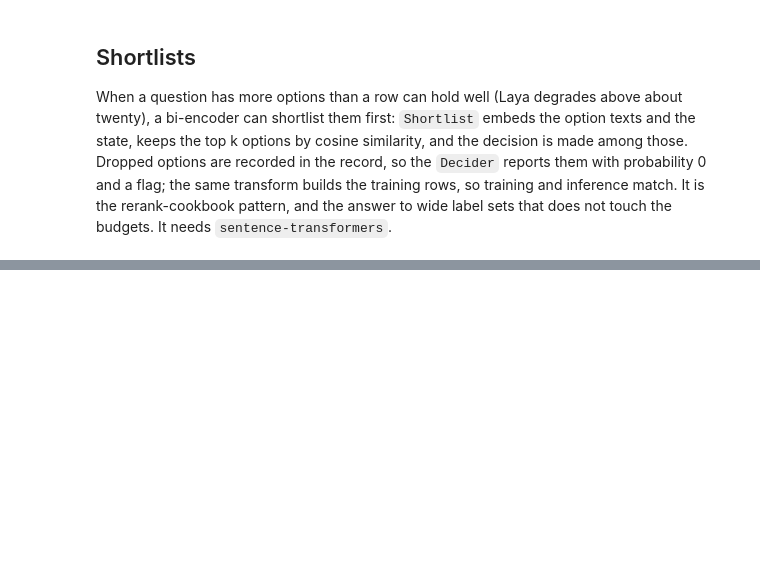
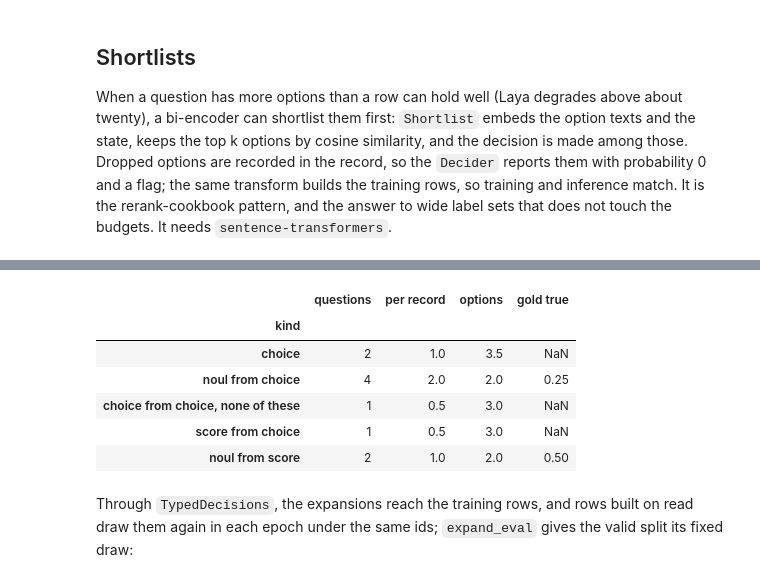
Before and after one commit to sgaseretto/sysonelib, a Jupyter notebook: nbs/02_data.ipynb, the cells around one changed output, grey strips where cells are left out. Drawn from its saved outputs; the diff is of its cells as text; code cells hidden in the pictures; blank space fills up the shorter version.

```diff
--- a/nbs/02_data.ipynb
+++ b/nbs/02_data.ipynb
@@ -651,0 +771,18 @@ out["questions"]["dept"]["criteria"], out["dropped"]["dept"]
+# %%
+#| export
+def add_none_of_these(record:dict, qid=None, frac:float=1.0, seed:int=0) -> dict:
+    "For a `frac` of records, a copy of their choice questions (or `qid`) without the gold options: a question none of its options answers"
+    record = load_record(record, parse_state=False)
+    if frac < 1 and random.Random(f"{seed}:{_source_id(record)}").random() >= frac: return record
+    qs, gold = dict(record["questions"]), dict(record.get("gold") or {})
+    for name, d in record["questions"].items():
+        if not _picked(name, d, qid, "choice", derived=False): continue
+        q = Question.from_dict(d, name=name)
+        t = _gold_dist(q, gold.get(name))
+        if t is None or not any(t): continue                        # no gold, or it already names none of the options
+        rest = [k for k, p in zip(q.keys, t) if p <= 0]
+        if not rest: continue                                       # every option is a gold one
+        crit = rest if isinstance(d["criteria"], list) else {k: q.criteria[k] for k in rest}
+        qs[f"{name}:none"] = {**d, "criteria": crit, "from": {"question": name, "type": "choice"}}
+        gold[f"{name}:none"] = {"answerable": False}
+    return {**record, "questions": qs, "gold": gold}
@@ -651,0 +840,7 @@ out["questions"]["dept"]["criteria"], out["dropped"]["dept"]
+# %%
+review = {"id": "r1", "state": "Lovely pasta, but we waited forty minutes for it.",
+          "questions": {"sentiment": {"type": "choice", "instructions": "What is the sentiment of this review?",
+                                      "criteria": ["negative", "neutral", "positive"]}},
+          "gold": {"sentiment": "neutral"}}
+st = add_thresholds(add_score(review, "sentiment"))
+[(k, d["type"], d["instructions"], st["gold"][k]) for k, d in st["questions"].items()]
@@ -651,0 +965,26 @@ out["questions"]["dept"]["criteria"], out["dropped"]["dept"]
+# %%
+nl = Nouls(negatives=1)
+draws = [nl.expand(news, e) for e in range(4)]
+test_eq({tuple(d["questions"]) for d in draws}, {("topic", "topic:noul0", "topic:noul1")})       # the same ids every epoch
+negs = [next(d["questions"][k]["instructions"] for k in ("topic:noul0", "topic:noul1") if d["gold"][k]["label"] == "false") for d in draws]
+test_eq(len(set(negs)) > 1, True)                                                                  # another negative in another epoch
+nl.set_epoch(3); test_eq(nl(news), draws[3])
+two_ways = Nouls(statement=["This article is about {label}.", 'Is "{label}" the answer to: {instructions}']).expand(news)
+test_eq(len({d["instructions"].split(" ")[0] for k, d in two_ways["questions"].items() if k != "topic"}), 1)  # one wording per record and epoch
+tf = [Nouls(negatives=2), NoneOfThese(frac=0.5), AsScore("sentiment"), Thresholds(), Rephrase({"topic": ["a?", "b?"]})]
+test_eq(tfms_to_json(tfms_from_json(tfms_to_json(tf))), tfms_to_json(tf))                    # exports load them back
+test_eq(apply_tfms(tf, news, train=False), news)                                              # never at inference
+test_eq([r["questions"]["sentiment"]["instructions"] for r in expand_records([review], tf)], ["What is the sentiment of this review?"])  # Rephrase is not an expansion
+vs = expand_records([news], [Nouls(negatives=1)], variants=3)
+test_eq([(r["id"], r["parent"]) for r in vs], [("n1", "n1"), ("n1#1", "n1"), ("n1#2", "n1")])
+question_stats([add_none_of_these(add_nouls(news)), add_thresholds(add_score(review, "sentiment"))])
+# %% [output]
+|  | questions | per record | options | gold true |
+| kind |  |  |  |  |
+| choice | 2 | 1.0 | 3.5 | NaN |
+| noul from choice | 4 | 2.0 | 2.0 | 0.25 |
+| choice from choice, none of these | 1 | 0.5 | 3.0 | NaN |
+| score from choice | 1 | 0.5 | 3.0 | NaN |
+| noul from score | 2 | 1.0 | 2.0 | 0.50 |
+# %% [markdown]
+Through `TypedDecisions`, the expansions reach the training rows, and rows built on read draw them again in each epoch under the same ids; `expand_eval` gives the valid split its fixed draw:
```
Also changed, not shown: parts of 19 cells of this notebook, 11 other files.
